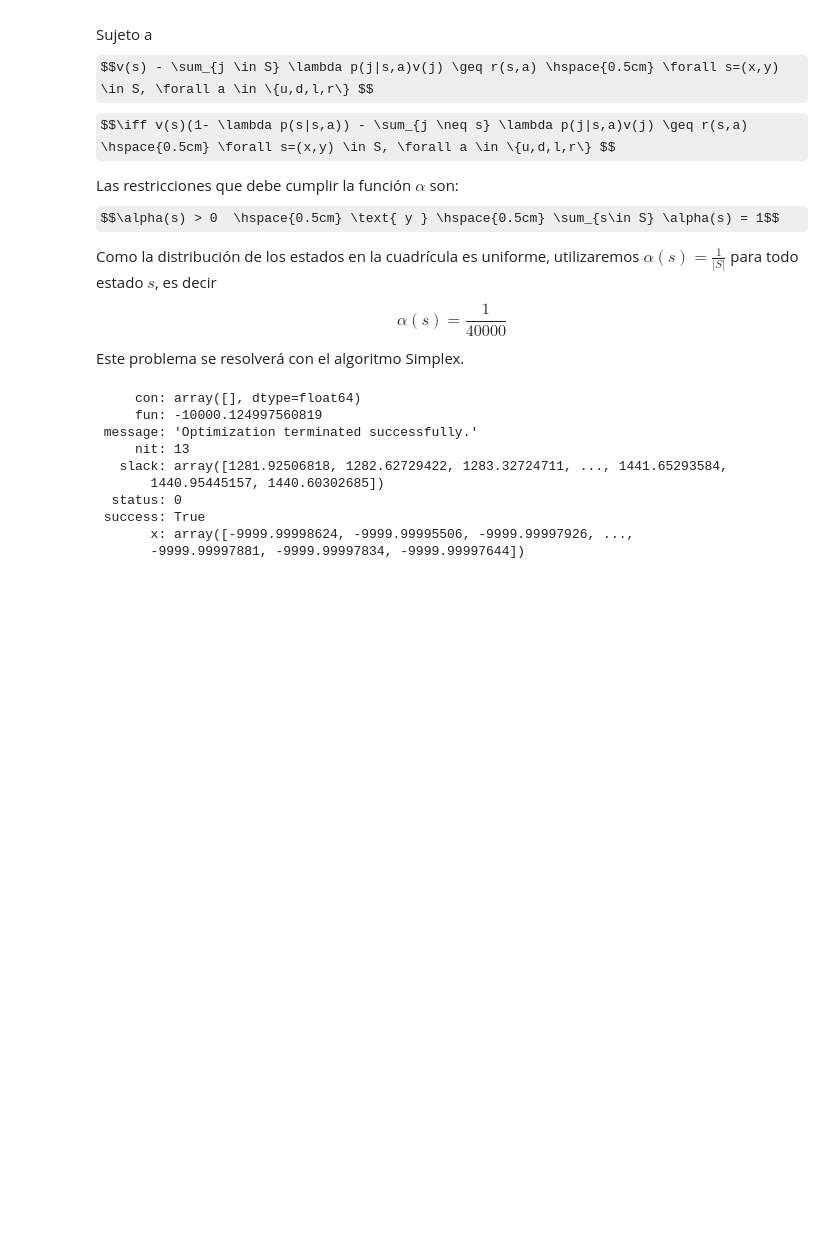
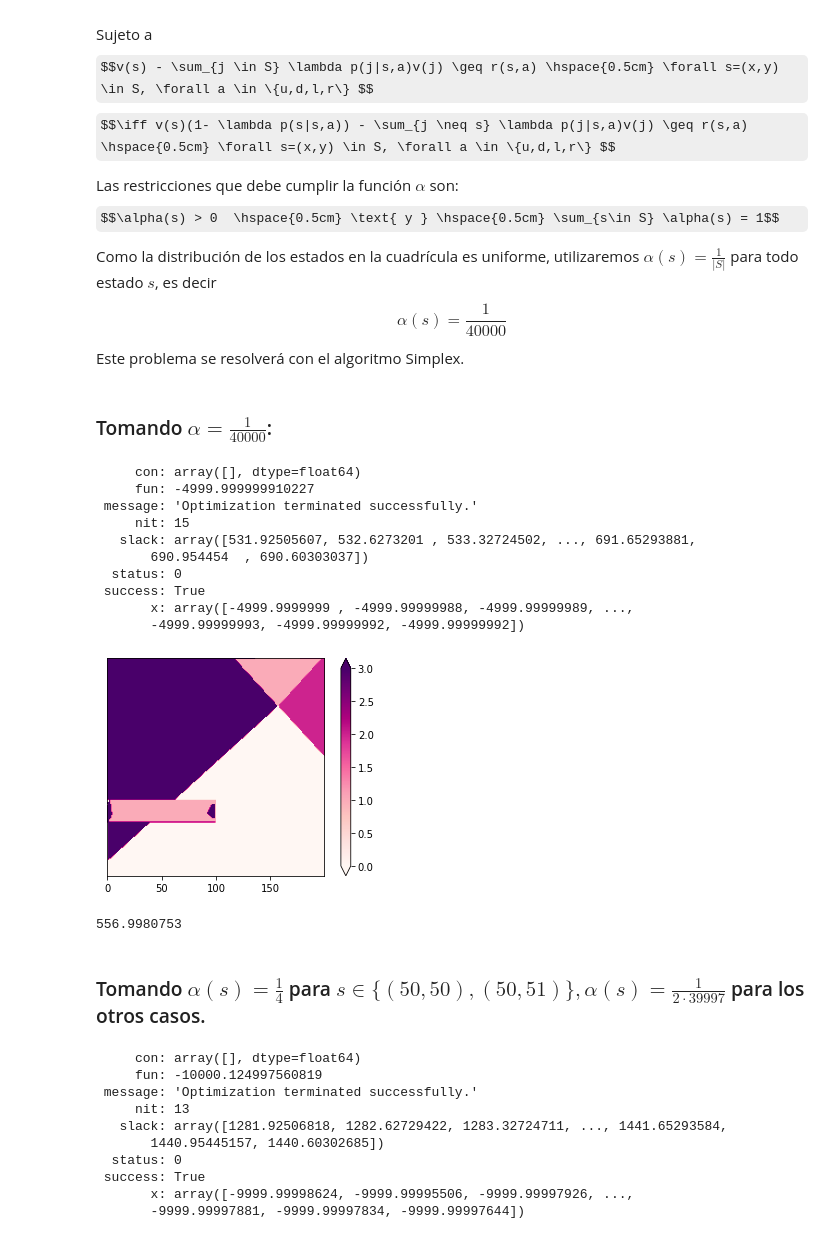
Before and after one commit to mvrobles/Perimeter-Patrol-Optimization-Problem, a Jupyter notebook: Taller 2 Optimizacion estocastica.ipynb, the cells around one changed output. Cells and saved outputs as stored; diff of their text form; code cells hidden in the pictures; some formulas as TeX source; blank space fills up the shorter version.

```diff
--- a/Taller 2 Optimizacion estocastica.ipynb
+++ b/Taller 2 Optimizacion estocastica.ipynb
@@ -664,29 +642,68 @@ $$\alpha(s) > 0  \hspace{0.5cm} \text{ y } \hspace{0.5cm} \sum_{s\in S} \alpha(s
 Como la distribución de los estados en la cuadrícula es uniforme, utilizaremos $\alpha(s) = \frac{1}{|S|}$ para todo estado $s$, es decir
 $$\alpha(s) = \frac{1}{40000}$$
 Este problema se resolverá con el algoritmo Simplex.
+# %% [markdown]
+### Tomando $\alpha = \frac{1}{40000}$:
 # %%
+start = timer()
+
 lamb = 0.85
 obj = 1/40000 * np.ones(40000)
 
 #Primero agrego el lado izquierdo de las
 #desigualdades con acción up para todo estado s.
 d = np.zeros(40000)
 (Pd, rd) = calculo_Pdn_y_rdn(d, lamb)
 lhs_ineq = csr_matrix( Pd )
 
 for i in range(1,4):
     d = np.full(40000, i)
     (Pd, rd) = calculo_Pdn_y_rdn(d, lamb)
     conv = csr_matrix(Pd)
     lhs_ineq = scipy.sparse.vstack( (lhs_ineq, conv) )
 
 rhs_ineq = np.zeros(160000)
 for a in range(0,4):
     for i in range(0,200):
         for j in range(0,200):
             rhs_ineq[ a*40000 + i*200 +j ] = recompensas[i,j,a]
 
-opt = scipy.optimize.linprog(c=obj, A_ub=lhs_ineq, b_ub=rhs_ineq, bounds = (-502,1),options={'sparse': True} )
+opt = scipy.optimize.linprog(c=obj, A_ub=lhs_ineq, b_ub=rhs_ineq, bounds = (-5000,10),options={'sparse': True} )
+
+print(opt)
+vn = opt.x
+
+dn = np.zeros(40000)
+
+#Calculamos política óptima
+#Iteramos sobre todos los estados posibles
+for i in range(0,200):
+    for j in range(0,200):
+        val = np.zeros(4)
+        #Itero sobre las posibles acciones
+        for a in range(0,4):
+            val[a] = recompensas[i,j,a] + np.dot( Psa(i,j,a,lamb) , vn )
+        dn[i*200+j] = np.argmax(val)
+
+visualizarD( dn )
+
+end = timer()
+print(end - start)
+# %% [output]
+     con: array([], dtype=float64)
+     fun: -4999.999999910227
+ message: 'Optimization terminated successfully.'
+     nit: 15
+   slack: array([531.92505607, 532.6273201 , 533.32724502, ..., 691.65293881,
+       690.954454  , 690.60303037])
+  status: 0
+ success: True
+       x: array([-4999.9999999 , -4999.99999988, -4999.99999989, ...,
+       -4999.99999993, -4999.99999992, -4999.99999992])
+[figure, added]
+556.9980753
+# %% [markdown]
+### Tomando $\alpha(s) = \frac{1}{4}$ para $s \in \{(50,50),(50,51)\}, \alpha(s) = \frac{1}{2\cdot 39997}$ para los otros casos.
 # %%
 
 obj = 1/(2*39997) * np.ones(40000)
```
Also changed, not shown: parts of 18 cells of this notebook.
